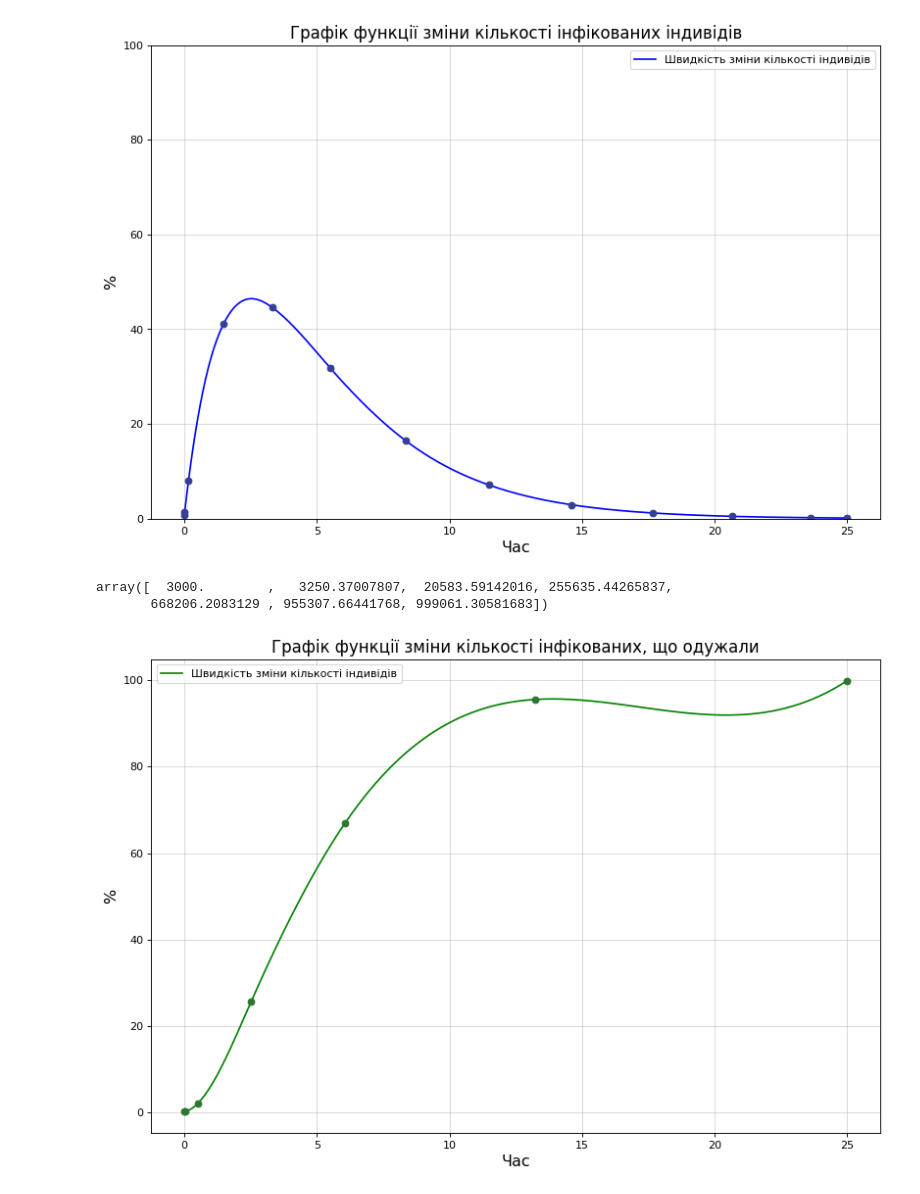
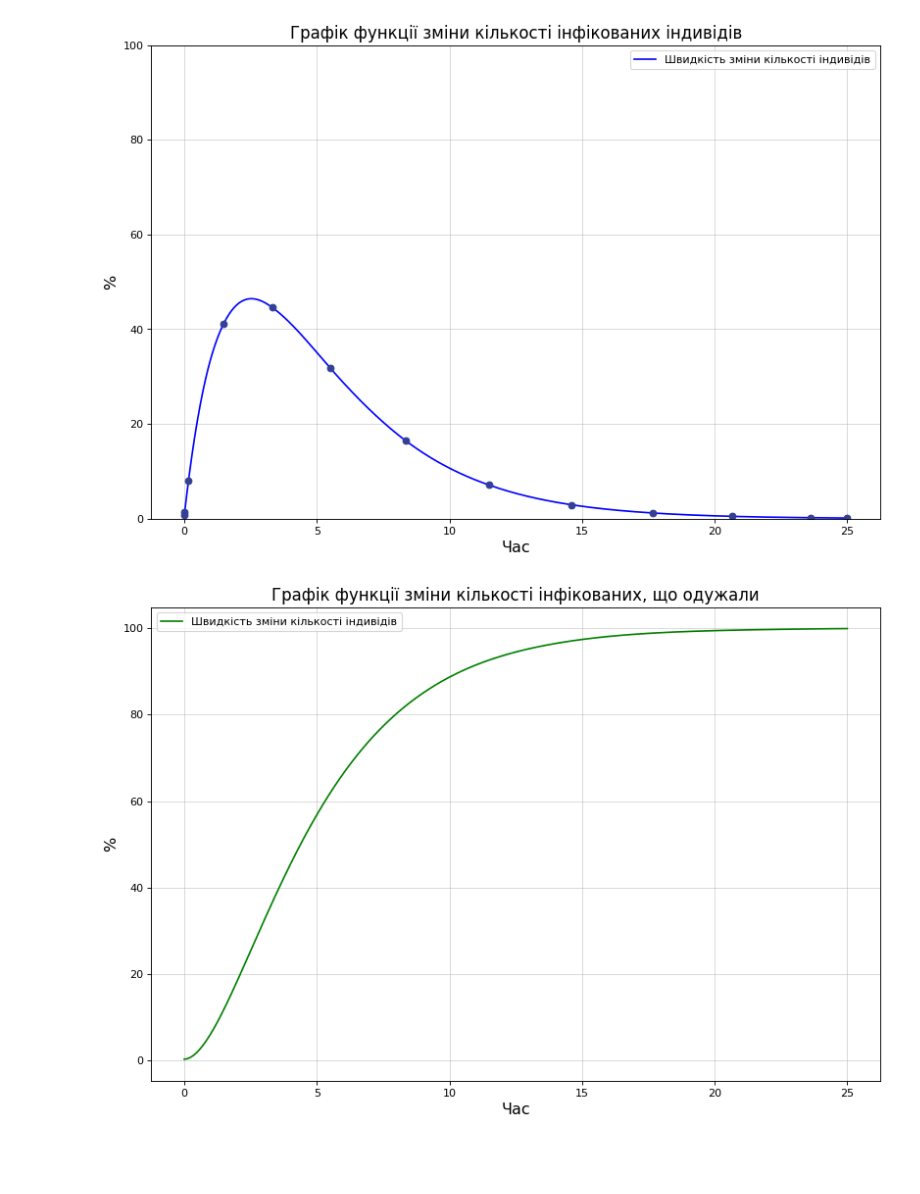
Before and after one commit to IvanShkvyr/Hw4_interpol, a Jupyter notebook: Hw4_2.ipynb, the cells around one changed output. Cells and saved outputs as stored; diff of their text form; code cells hidden in the pictures; blank space fills up the shorter version.

```diff
--- a/Hw4_2.ipynb
+++ b/Hw4_2.ipynb
@@ -72,35 +72,32 @@ plt.show()
 def dRdt(t, R):
     return b * i_t_cubic(t)
 # %%
-r_t_solve = solve_ivp(dRdt, (t_0, t_f), [R_0])
+more_t = np.linspace(t_0, t_f, 200)
+r_t_solve = solve_ivp(dRdt, (t_0, t_f), [R_0], t_eval = more_t)
 
 t, r = r_t_solve.t, r_t_solve.y[0]
-more_velues = np.linspace(t_0, t_f, 7)
-# %% [output]
-array([  3000.        ,   3250.37007807,  20583.59142016, 255635.44265837,
-       668206.2083129 , 955307.66441768, 999061.30581683])
 # %%
 
 r_t_cubic = interp1d(t, r, kind='cubic')
 # %%
 plt.figure(figsize=(12,8), dpi= 80)
 
 more_velues = np.linspace(t_0, t_f, 2000)
 
 plt.plot(more_velues, r_t_cubic(more_velues)/N*100, 'green', label="Швидкість зміни "\
          "кількості індивідів")
-plt.plot(t, r/N*100, "o", color="#307633")
+
 
 plt.legend()
 
 plt.xlabel('Час', size="x-large")
 plt.ylabel('%', size="x-large")
 plt.title('Графік функції зміни кількості інфікованих, що одужали', fontsize=15)
 
 plt.grid(alpha=0.5)
 plt.show()
 # %% [output]
-[figure, old version]
+[figure, new version]
 # %%
 plt.figure(figsize=(12,8), dpi= 80)
 
```
Also changed, not shown: parts of 1 cell of this notebook.
